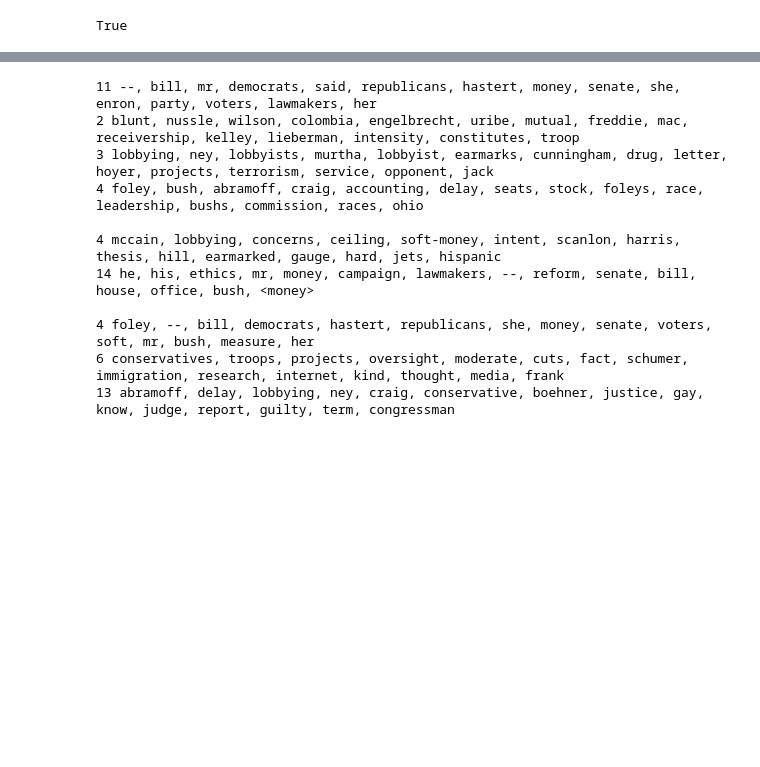
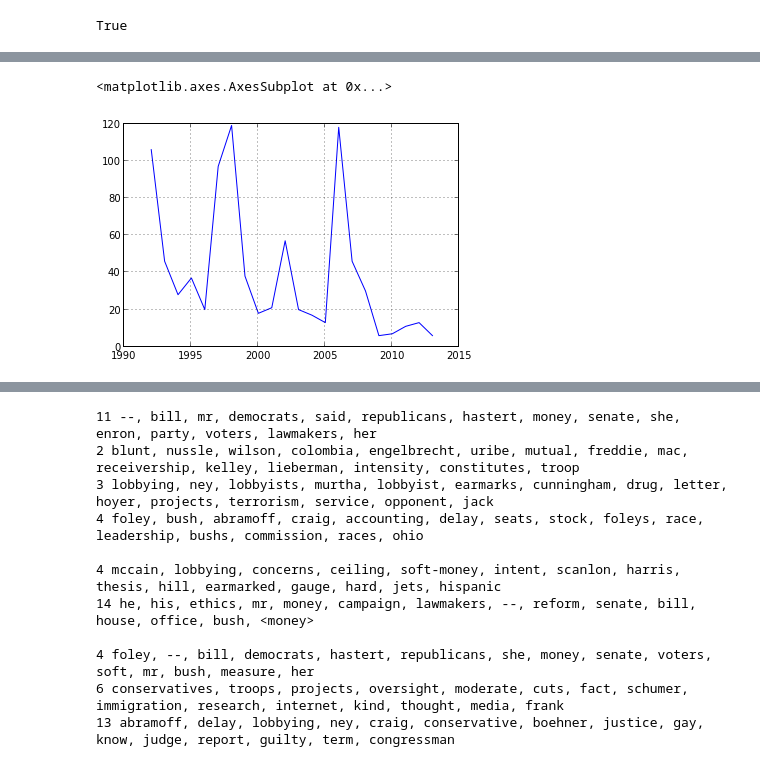
Before and after one commit to wcbeard/nyt-nlp, a Jupyter notebook: nyt-nlp.ipynb, the cells around one changed output, grey strips where cells are left out. Drawn from its saved outputs; the diff is of its cells as text; code cells hidden in the pictures; blank space fills up the shorter version.

```diff
--- a/nyt-nlp.ipynb
+++ b/nyt-nlp.ipynb
@@ -207,0 +450,5 @@ df.Topic.hist()
+# %%
+df.groupby(year).size().plot()
+# %% [output]
+<matplotlib.axes.AxesSubplot at 0x...>
+[figure, added]
```
Also changed, not shown: parts of 65 cells of this notebook, 1 other file.
